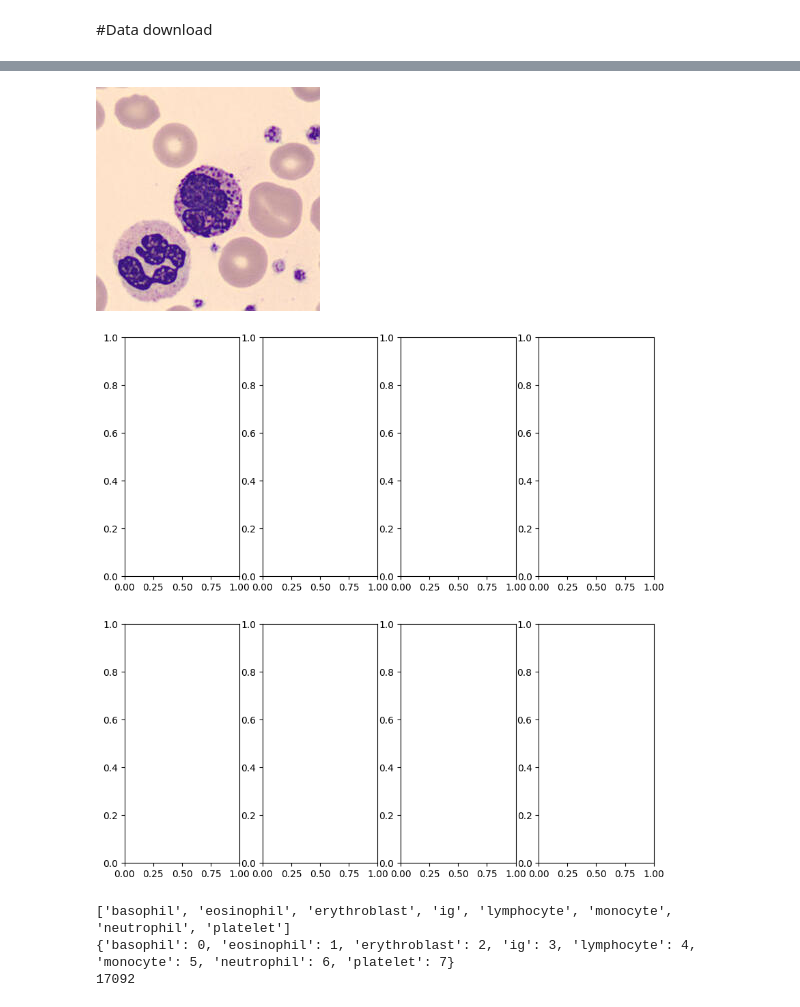
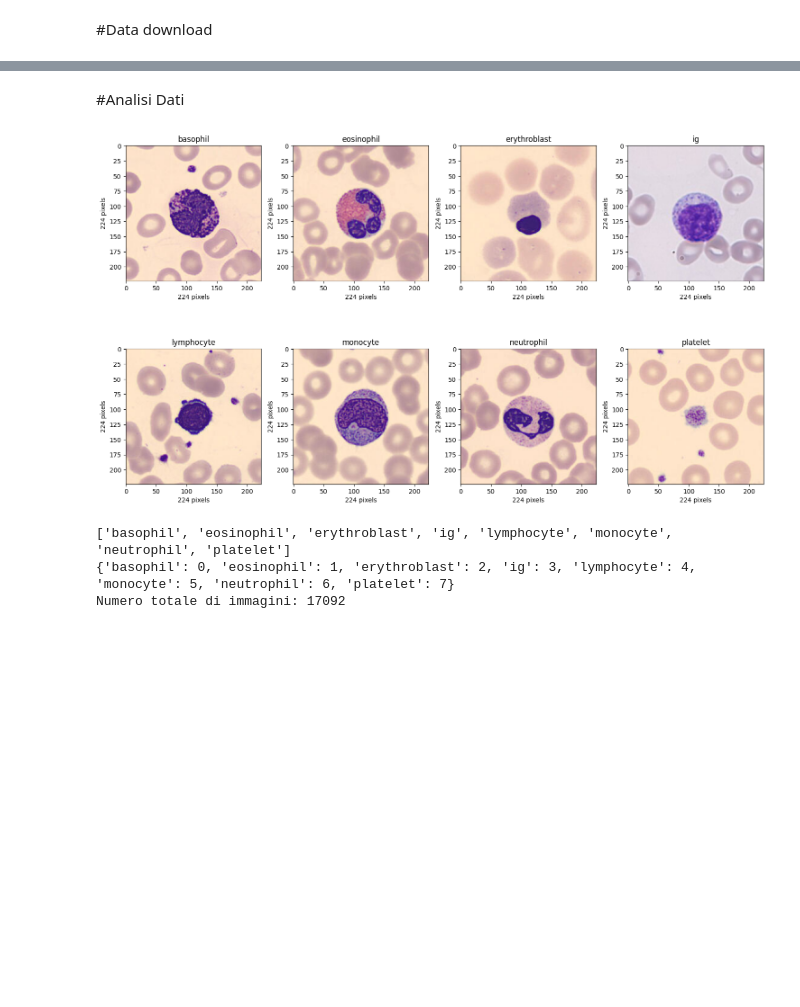
Before and after one commit to GiacomoMM/blood-cell-classification-detection, a Jupyter notebook: Progetto_LabIA.ipynb, the cells around one changed output, grey strips where cells are left out. Cells and saved outputs as stored; diff of their text form; code cells hidden in the pictures; blank space fills up the shorter version.

```diff
--- a/Progetto_LabIA.ipynb
+++ b/Progetto_LabIA.ipynb
@@ -58,64 +57,85 @@ Ci sono 0 directory e 1420 immagini in data/PBC_dataset_normal_DIB_224/monocyte
+# %% [markdown]
+#Analisi Dati
 # %%
 import random
 from PIL import Image
 import matplotlib.pyplot as plt
 
 lista_path=list()
+lista_classi=list()
 
 image_basophil_path=Path("/content/data/PBC_dataset_normal_DIB_224/basophil/")
 image_basophil_path_list= list(image_basophil_path.glob("*.jpg"))
 random_image_basophil_path=random.choice(image_basophil_path_list)
 #image_basophil=Image.open(random_image_basophil_path)
+lista_classi.append(random_image_basophil_path.parent.stem)
 lista_path.append(random_image_basophil_path)
 
 image_eosinophil_path=Path("/content/data/PBC_dataset_normal_DIB_224/eosinophil/")
 image_eosinophil_path_list= list(image_eosinophil_path.glob("*.jpg"))
 random_image_eosinophil_path=random.choice(image_eosinophil_path_list)
 #image_eosinophil=Image.open(random_image_eosinophil_path)
+lista_classi.append(random_image_eosinophil_path.parent.stem)
 lista_path.append(random_image_eosinophil_path)
 
 image_erythroblast_path=Path("/content/data/PBC_dataset_normal_DIB_224/erythroblast/")
 image_erythroblast_path_list= list(image_erythroblast_path.glob("*.jpg"))
 random_image_erythroblast_path=random.choice(image_erythroblast_path_list)
 #image_erythroblast=Image.open(random_image_erythroblast_path)
+lista_classi.append(random_image_erythroblast_path.parent.stem)
 lista_path.append(random_image_erythroblast_path)
 
 image_ig_path=Path("/content/data/PBC_dataset_normal_DIB_224/ig/")
 image_ig_path_list= list(image_ig_path.glob("*.jpg"))
 random_image_ig_path=random.choice(image_ig_path_list)
 #image_ig=Image.open(random_image_ig_path)
+lista_classi.append(random_image_ig_path.parent.stem)
 lista_path.append(random_image_ig_path)
 
 image_lymphocyte_path=Path("/content/data/PBC_dataset_normal_DIB_224/lymphocyte/")
 image_lymphocyte_path_list= list(image_lymphocyte_path.glob("*.jpg"))
 random_image_lymphocyte_path=random.choice(image_lymphocyte_path_list)
 #image_lymphocyte=Image.open(random_image_lymphocyte_path)
+lista_classi.append(random_image_lymphocyte_path.parent.stem)
 lista_path.append(random_image_lymphocyte_path)
 
 image_monocyte_path=Path("/content/data/PBC_dataset_normal_DIB_224/monocyte/")
 image_monocyte_path_list= list(image_monocyte_path.glob("*.jpg"))
 random_image_monocyte_path=random.choice(image_monocyte_path_list)
 #image_monocyte=Image.open(random_image_monocyte_path)
+lista_classi.append(random_image_monocyte_path.parent.stem)
 lista_path.append(random_image_monocyte_path)
 
 image_neutrophil_path=Path("/content/data/PBC_dataset_normal_DIB_224/neutrophil/")
 image_neutrophil_path_list= list(image_neutrophil_path.glob("*.jpg"))
 random_image_neutrophil_path=random.choice(image_neutrophil_path_list)
 #image_neutrophil=Image.open(random_image_neutrophil_path)
+lista_classi.append(random_image_neutrophil_path.parent.stem)
 lista_path.append(random_image_neutrophil_path)
 
 image_platelet_path=Path("/content/data/PBC_dataset_normal_DIB_224/platelet/")
 image_platelet_path_list= list(image_platelet_path.glob("*.jpg"))
 random_image_platelet_path=random.choice(image_platelet_path_list)
 #image_platelet=Image.open(random_image_platelet_path)
+lista_classi.append(random_image_platelet_path.parent.stem)
 lista_path.append(random_image_platelet_path)
 
 
-plot=plt.subplots(nrows=2,ncols=4,figsize=(10,10))
-Image.open(lista_path[0])
+plot,axs=plt.subplots(nrows=2,ncols=4,figsize=(15,15))
+
+for i in range(8):
+  image =Image.open(lista_path[i])
+  ax = axs[i // 4, i % 4]
+  ax.imshow(image)
+  ax.set_title(f"{lista_classi[i]}")
+  width, height = image.size
+  ax.set_xlabel(f"{width} pixels")
+  ax.set_ylabel(f"{height} pixels")
+
+plt.tight_layout(h_pad=-26.0)
+plt.show()
 # %% [output]
-[figure, old version]
+[figure, new version]
-[figure, removed]
 # %%
 import torchvision.transforms as transforms
 from torchvision.datasets import ImageFolder
@@ -127,8 +147,8 @@ transform = transforms.Compose([
 dataset = ImageFolder(root="/content/data/PBC_dataset_normal_DIB_224", transform=transform)
 print(dataset.classes)
 print(dataset.class_to_idx)
-print(len(dataset))
+print(f"Numero totale di immagini: {len(dataset)}")
 # %% [output]
 ['basophil', 'eosinophil', 'erythroblast', 'ig', 'lymphocyte', 'monocyte', 'neutrophil', 'platelet']
 {'basophil': 0, 'eosinophil': 1, 'erythroblast': 2, 'ig': 3, 'lymphocyte': 4, 'monocyte': 5, 'neutrophil': 6, 'platelet': 7}
-17092
+Numero totale di immagini: 17092
```
Also changed, not shown: parts of 3 cells of this notebook.
